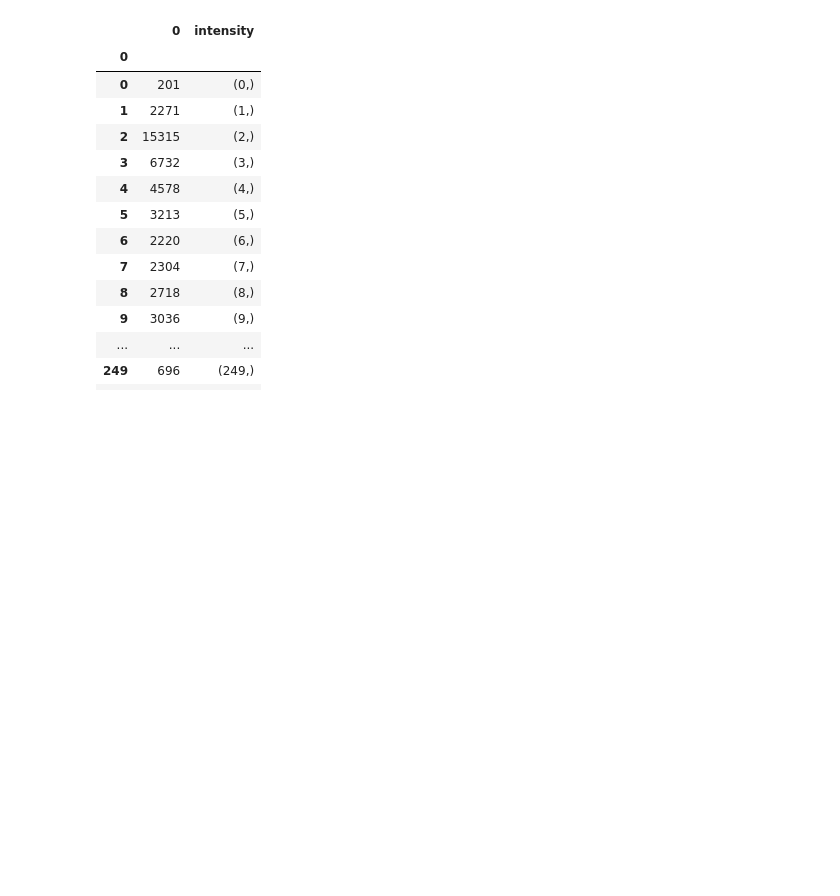
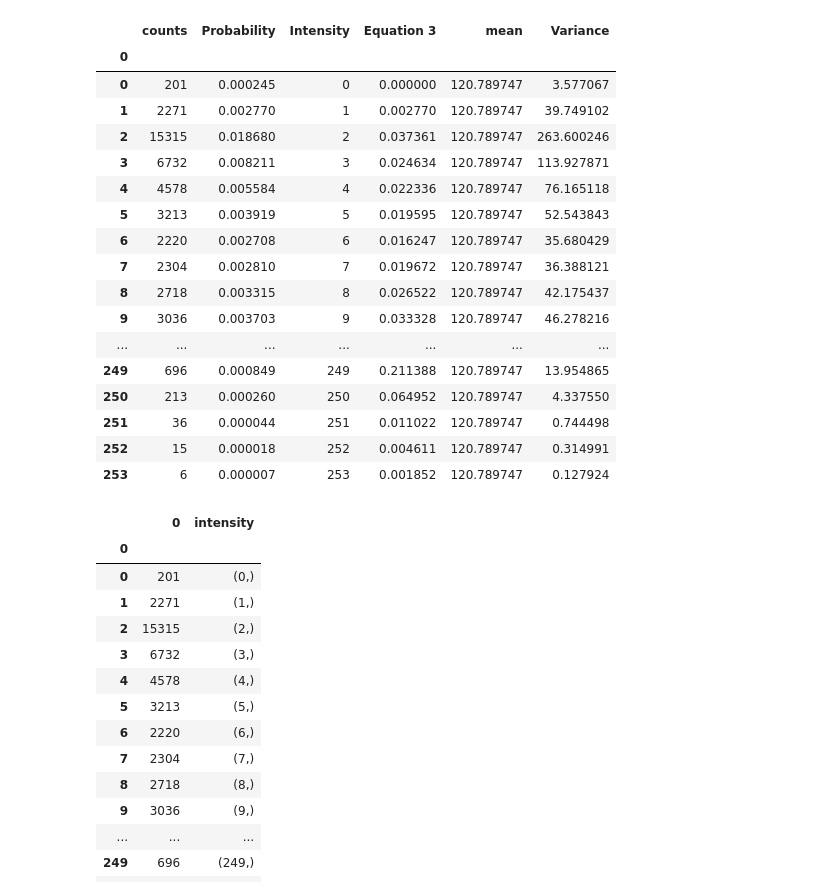
Before and after one commit to TRO-Wolf/cvision, a Jupyter notebook: Stable Matching Algorithm 3.ipynb, the cells around one changed output. Cells and saved outputs as stored; diff of their text form; code cells hidden in the pictures; blank space fills up the shorter version.

```diff
--- a/Stable Matching Algorithm 3.ipynb
+++ b/Stable Matching Algorithm 3.ipynb
@@ -116,3 +331,27 @@ data
+# %%
+data['Equation 3'] = data['Probability'] * data['Intensity']
+data['mean'] = data['Equation 3'].sum()
+data['Variance'] = ((data['Intensity'] - data['mean'])**2) * data['Probability']
+data
+# %% [output]
+|  | counts | Probability | Intensity | Equation 3 | mean | Variance |
+| 0 |  |  |  |  |  |  |
+| 0 | 201 | 0.000245 | 0 | 0.000000 | 120.789747 | 3.577067 |
+| 1 | 2271 | 0.002770 | 1 | 0.002770 | 120.789747 | 39.749102 |
+| 2 | 15315 | 0.018680 | 2 | 0.037361 | 120.789747 | 263.600246 |
+| 3 | 6732 | 0.008211 | 3 | 0.024634 | 120.789747 | 113.927871 |
+| 4 | 4578 | 0.005584 | 4 | 0.022336 | 120.789747 | 76.165118 |
+| 5 | 3213 | 0.003919 | 5 | 0.019595 | 120.789747 | 52.543843 |
+| 6 | 2220 | 0.002708 | 6 | 0.016247 | 120.789747 | 35.680429 |
+| 7 | 2304 | 0.002810 | 7 | 0.019672 | 120.789747 | 36.388121 |
+| 8 | 2718 | 0.003315 | 8 | 0.026522 | 120.789747 | 42.175437 |
+| 9 | 3036 | 0.003703 | 9 | 0.033328 | 120.789747 | 46.278216 |
+| ... | ... | ... | ... | ... | ... | ... |
+| 249 | 696 | 0.000849 | 249 | 0.211388 | 120.789747 | 13.954865 |
+| 250 | 213 | 0.000260 | 250 | 0.064952 | 120.789747 | 4.337550 |
+| 251 | 36 | 0.000044 | 251 | 0.011022 | 120.789747 | 0.744498 |
+| 252 | 15 | 0.000018 | 252 | 0.004611 | 120.789747 | 0.314991 |
+| 253 | 6 | 0.000007 | 253 | 0.001852 | 120.789747 | 0.127924 |
 # %%
 data = organize_data(gray_img)
 data['intensity'] = data.index
```
Also changed, not shown: parts of 54 cells of this notebook, 1 other file.
